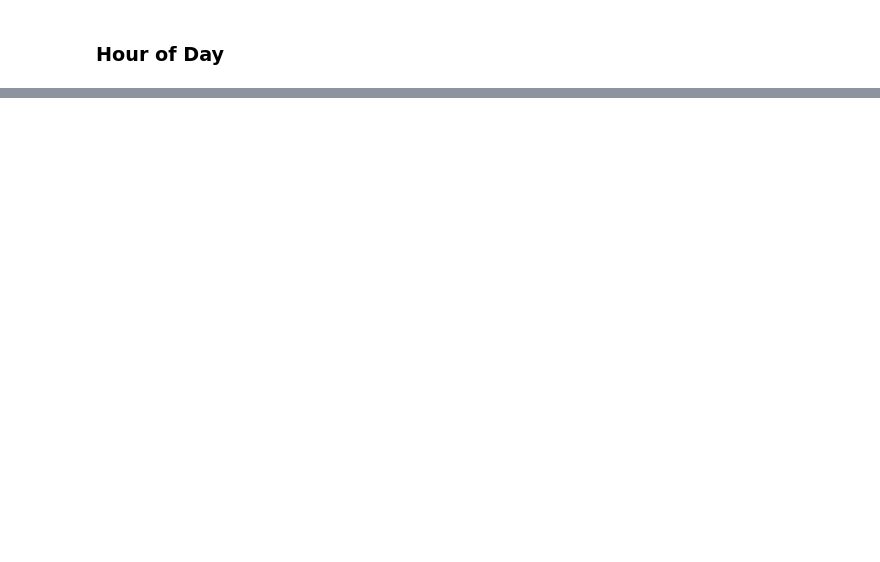
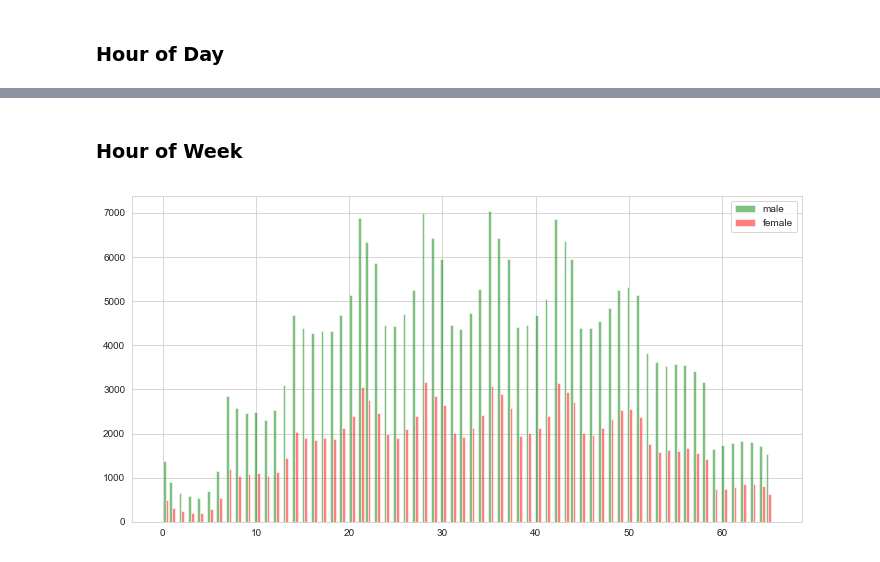
Before and after one commit to wlee0515/Application_Criteria_Generator, a Jupyter notebook: Application_Criteria_Generator/Code/DataPrep/Exploratory Data Analysis.ipynb, the cells around one changed output, grey strips where cells are left out. Drawn from its saved outputs; the diff is of its cells as text; code cells hidden in the pictures; blank space fills up the shorter version.

```diff
--- a/Application_Criteria_Generator/Code/DataPrep/Exploratory Data Analysis.ipynb
+++ b/Application_Criteria_Generator/Code/DataPrep/Exploratory Data Analysis.ipynb
@@ -80,0 +228,16 @@ plt.show()
+# %% [markdown]
+### Hour of Week
+# %%
+df_hour_dist_male = df_male_users_active_app[["day_of_week", "hour"]].copy()
+df_hour_dist_male['Dist_24_7'] = df_hour_dist_male.apply(lambda x: x['day_of_week']*7 + x["hour"], axis=1)
+
+df_hour_dist_female = df_female_users_active_app[["day_of_week", "hour"]].copy()
+df_hour_dist_female['Dist_24_7'] = df_hour_dist_female.apply(lambda x: x['day_of_week']*7 + x["hour"], axis=1)
+
+plt.figure(figsize=(12,6))
+plt.hist(df_hour_dist_male['Dist_24_7'], bins=192, width=0.3, color="green", alpha=0.5, label='male')
+plt.hist(df_hour_dist_female['Dist_24_7']+0.3, bins=192, width=0.3, color="red", alpha=0.5, label='female')
+plt.legend(loc='upper right')
+plt.show()
+# %% [output]
+[figure, added]
```
Also changed, not shown: parts of 53 cells of this notebook.
